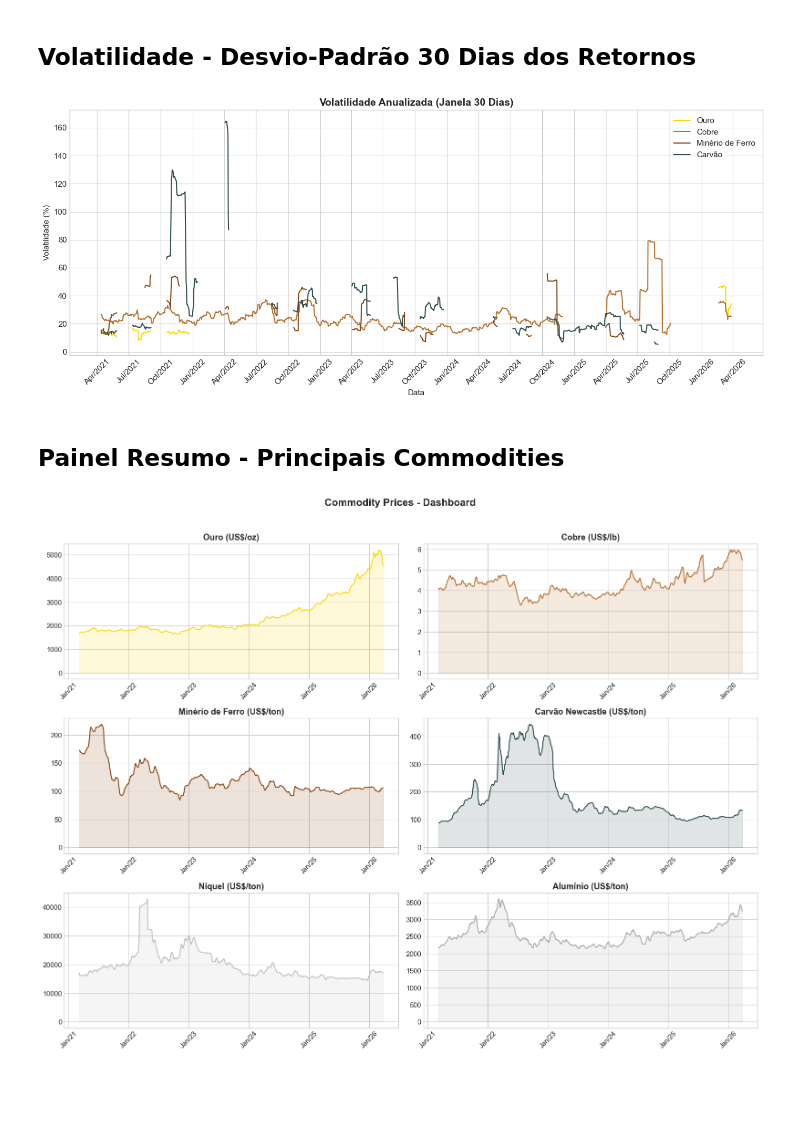
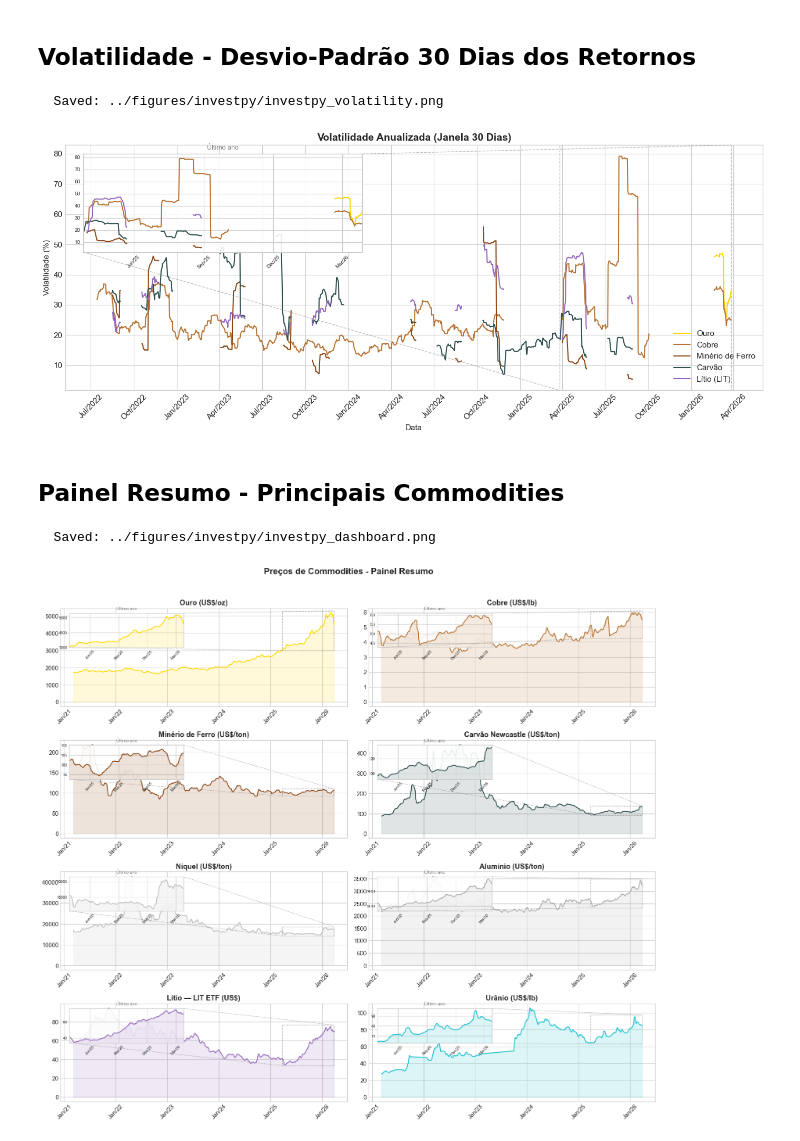
Before and after one commit to Jaimenms/fdc-emba-turma-130, a Jupyter notebook: economia/notebooks/investpy.ipynb, the cells around one changed output. Saved outputs shown, nothing was run; the diff lists cells and outputs as text; code cells hidden in the pictures; blank space fills up the shorter version.

```diff
--- a/economia/notebooks/investpy.ipynb
+++ b/economia/notebooks/investpy.ipynb
@@ -8,13 +8,27 @@ Preços diários de futuros de metais preciosos, metais base, minério de ferro,
 import pandas as pd
 import matplotlib.pyplot as plt
 import matplotlib.dates as mdates
+from mpl_toolkits.axes_grid1.inset_locator import inset_axes, mark_inset
 import numpy as np
+from pathlib import Path
 
 plt.style.use('seaborn-v0_8-whitegrid')
 plt.rcParams['figure.dpi'] = 100
 plt.rcParams['font.size'] = 11
 
 CUTOFF = '2021-03-01'
+ZOOM_PERIOD = pd.DateOffset(years=1)  # período do zoom
+
+# Output directory for figures (PNG 300 DPI — compatible with Google Docs)
+FIG_DIR = Path('../figures/investpy')
+FIG_DIR.mkdir(parents=True, exist_ok=True)
+FIG_PREFIX = 'investpy'
+
+def save_fig(fig, name):
+    """Save figure as high-res PNG with notebook prefix."""
+    path = FIG_DIR / f'{FIG_PREFIX}_{name}.png'
+    fig.savefig(path, bbox_inches='tight', dpi=300, facecolor='white')
+    print(f'  Saved: {path}')
 # %%
 df = pd.read_csv('../data/investpy/daily.csv', index_col=0, parse_dates=True)
 df = df[df.index >= CUTOFF]
@@ -213,10 +431,12 @@ plt.show()
 ## Volatilidade - Desvio-Padrão 30 Dias dos Retornos
 # %%
 fig, ax = plt.subplots(figsize=(14, 6))
+zoom_start = df.index.max() - ZOOM_PERIOD
 
 key_commodities = [('gold', 'Ouro', '#FFD700'), ('copper', 'Cobre', '#B87333'),
                    ('iron_ore_62fe', 'Minério de Ferro', '#8B4513'),
-                   ('coal_newcastle', 'Carvão', '#2F4F4F')]
+                   ('coal_newcastle', 'Carvão', '#2F4F4F'),
+                   ('lithium_lit', 'Lítio (LIT)', '#9467bd')]
 
 for col, label, color in key_commodities:
     if col not in df.columns:
@@ -227,42 +447,84 @@ for col, label, color in key_commodities:
 ax.set_title('Volatilidade Anualizada (Janela 30 Dias)', fontsize=14, fontweight='bold')
 ax.set_ylabel('Volatilidade (%)')
 ax.set_xlabel('Data')
-ax.legend()
+ax.legend(loc='lower right')
 ax.xaxis.set_major_formatter(mdates.DateFormatter('%b/%Y'))
 ax.xaxis.set_major_locator(mdates.MonthLocator(interval=3))
 plt.xticks(rotation=45)
+
+# Zoom inset - último ano
+axins = inset_axes(ax, width='40%', height='40%', loc='upper left',
+                   bbox_to_anchor=(0.02, -0.02, 1, 1), bbox_transform=ax.transAxes)
+for col, label, color in key_commodities:
+    if col not in df.columns:
+        continue
+    vol = df[col].pct_change().rolling(30).std() * np.sqrt(252) * 100
+    vz = vol[vol.index >= zoom_start]
+    axins.plot(vz.index, vz, color=color, linewidth=1.5)
+axins.set_xlim(zoom_start, df.index.max())
+axins.xaxis.set_major_formatter(mdates.DateFormatter('%b/%y'))
+axins.xaxis.set_major_locator(mdates.MonthLocator(interval=3))
+axins.tick_params(axis='x', rotation=45, labelsize=7)
+axins.tick_params(axis='y', labelsize=7)
+axins.set_title('Último ano', fontsize=9, color='gray')
+axins.patch.set_alpha(0.9)
+mark_inset(ax, axins, loc1=1, loc2=3, fc='none', ec='0.5', ls='--', alpha=0.5)
+
 plt.tight_layout()
+save_fig(fig, 'volatility')
 plt.show()
 # %% [output]
+  Saved: ../figures/investpy/investpy_volatility.png
-[figure, old version]
+[figure, new version]
 # %% [markdown]
 ## Painel Resumo - Principais Commodities
 # %%
-fig, axes = plt.subplots(3, 2, figsize=(16, 12))
+fig, axes = plt.subplots(4, 2, figsize=(16, 14))
+zoom_start = df.index.max() - ZOOM_PERIOD
 
 dashboard = [
     ('gold', 'Ouro (US$/oz)', '#FFD700'),
     ('copper', 'Cobre (US$/lb)', '#B87333'),
     ('iron_ore_62fe', 'Minério de Ferro (US$/ton)', '#8B4513'),
     ('coal_newcastle', 'Carvão Newcastle (US$/ton)', '#2F4F4F'),
     ('nickel', 'Níquel (US$/ton)', '#C0C0C0'),
     ('aluminum', 'Alumínio (US$/ton)', '#A9A9A9'),
+    ('lithium_lit', 'Lítio — LIT ETF (US$)', '#9467bd'),
+    ('uranium', 'Urânio (US$/lb)', '#17becf'),
 ]
 
 for ax, (col, title, color) in zip(axes.flat, dashboard):
     if col not in df.columns:
         ax.set_visible(False)
         continue
     s = df[col].dropna()
     r7 = s.rolling(7).mean()
     ax.plot(r7.index, r7, color=color, linewidth=1.5)
     ax.fill_between(r7.index, r7, alpha=0.15, color=color)
     ax.set_title(title, fontweight='bold')
     ax.xaxis.set_major_formatter(mdates.DateFormatter('%b/%y'))
     ax.tick_params(axis='x', rotation=45)
+    # Zoom inset - último ano
+    axins = inset_axes(ax, width='40%', height='35%', loc='upper left',
+                       bbox_to_anchor=(0.02, -0.02, 1, 1), bbox_transform=ax.transAxes)
+    r7z = r7[r7.index >= zoom_start].dropna()
+    axins.plot(r7z.index, r7z, color=color, linewidth=1.5)
+    axins.fill_between(r7z.index, r7z, alpha=0.15, color=color)
+    axins.set_xlim(zoom_start, s.index.max())
+    if len(r7z) > 0:
+        axins.set_ylim(r7z.min() * 0.98, r7z.max() * 1.02)
+    axins.xaxis.set_major_formatter(mdates.DateFormatter('%b/%y'))
+    axins.xaxis.set_major_locator(mdates.MonthLocator(interval=3))
+    axins.tick_params(axis='x', rotation=45, labelsize=7)
+    axins.tick_params(axis='y', labelsize=7)
+    axins.set_title('Último ano', fontsize=8, color='gray')
+    axins.patch.set_alpha(0.9)
+    mark_inset(ax, axins, loc1=1, loc2=3, fc='none', ec='0.5', ls='--', alpha=0.5)
 
 fig.suptitle('Preços de Commodities - Painel Resumo', fontsize=16, fontweight='bold', y=1.02)
 plt.tight_layout()
+save_fig(fig, 'dashboard')
 plt.show()
 # %% [output]
+  Saved: ../figures/investpy/investpy_dashboard.png
-[figure, old version]
+[figure, new version]
```
Also changed, not shown: parts of 11 cells of this notebook, 20 other files.
